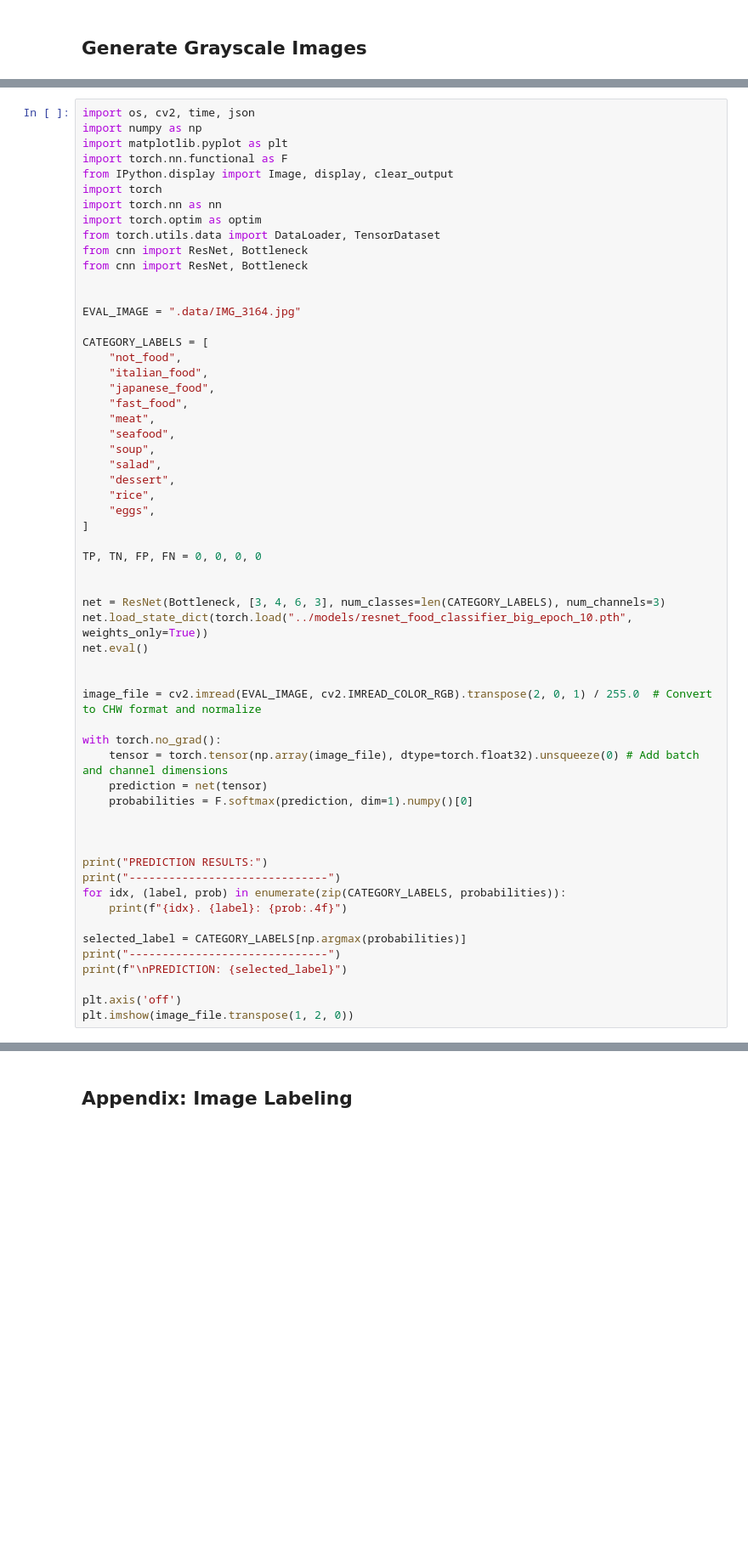
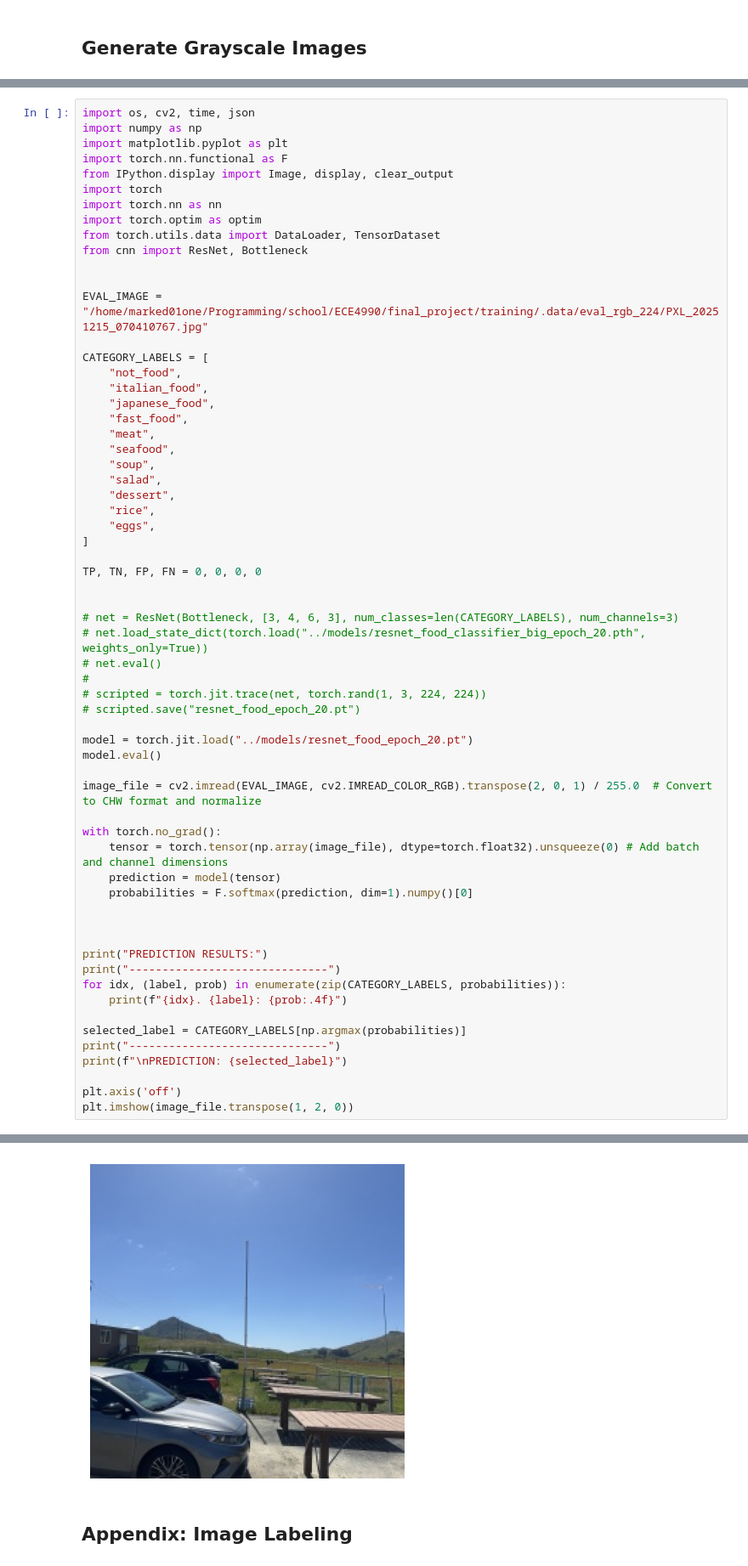
Before and after one commit to marked01one/immich-food-album-generation, a Jupyter notebook: training/notebook.ipynb, the cells around one changed output, grey strips where cells are left out. Shown at 85% size. Cells and saved outputs as stored; diff of their text form; blank space fills up the shorter version.

```diff
--- a/training/notebook.ipynb
+++ b/training/notebook.ipynb
@@ -60,10 +60,9 @@ import torch.nn as nn
 import torch.optim as optim
 from torch.utils.data import DataLoader, TensorDataset
 from cnn import ResNet, Bottleneck
-from cnn import ResNet, Bottleneck
 
 
-EVAL_IMAGE = ".data/IMG_3164.jpg"
+EVAL_IMAGE = "/home/marked01one/Programming/school/ECE4990/final_project/training/.data/eval_rgb_224/PXL_20251215_070410767.jpg"
 
 CATEGORY_LABELS = [
     "not_food",
@@ -82,16 +81,21 @@ CATEGORY_LABELS = [
 TP, TN, FP, FN = 0, 0, 0, 0
 
 
-net = ResNet(Bottleneck, [3, 4, 6, 3], num_classes=len(CATEGORY_LABELS), num_channels=3)
-net.load_state_dict(torch.load("../models/resnet_food_classifier_big_epoch_10.pth", weights_only=True))
-net.eval()
+# net = ResNet(Bottleneck, [3, 4, 6, 3], num_classes=len(CATEGORY_LABELS), num_channels=3)
+# net.load_state_dict(torch.load("../models/resnet_food_classifier_big_epoch_20.pth", weights_only=True))
+# net.eval()
+#
+# scripted = torch.jit.trace(net, torch.rand(1, 3, 224, 224))
+# scripted.save("resnet_food_epoch_20.pt")
 
+model = torch.jit.load("../models/resnet_food_epoch_20.pt")
+model.eval()
 
 image_file = cv2.imread(EVAL_IMAGE, cv2.IMREAD_COLOR_RGB).transpose(2, 0, 1) / 255.0  # Convert to CHW format and normalize
 
 with torch.no_grad():
     tensor = torch.tensor(np.array(image_file), dtype=torch.float32).unsqueeze(0) # Add batch and channel dimensions
-    prediction = net(tensor)
+    prediction = model(tensor)
     probabilities = F.softmax(prediction, dim=1).numpy()[0]
 
 
@@ -107,3 +111,4 @@ print(f"\nPREDICTION: {selected_label}")
 
 plt.axis('off')
 plt.imshow(image_file.transpose(1, 2, 0))
+# %% [output]
@@ -110,3 +132,4 @@ plt.imshow(image_file.transpose(1, 2, 0))
+[figure, added]
 # %% [markdown]
 ## Appendix: Image Labeling
 # %%
```
Also changed, not shown: parts of 1 cell of this notebook, 10 other files.
